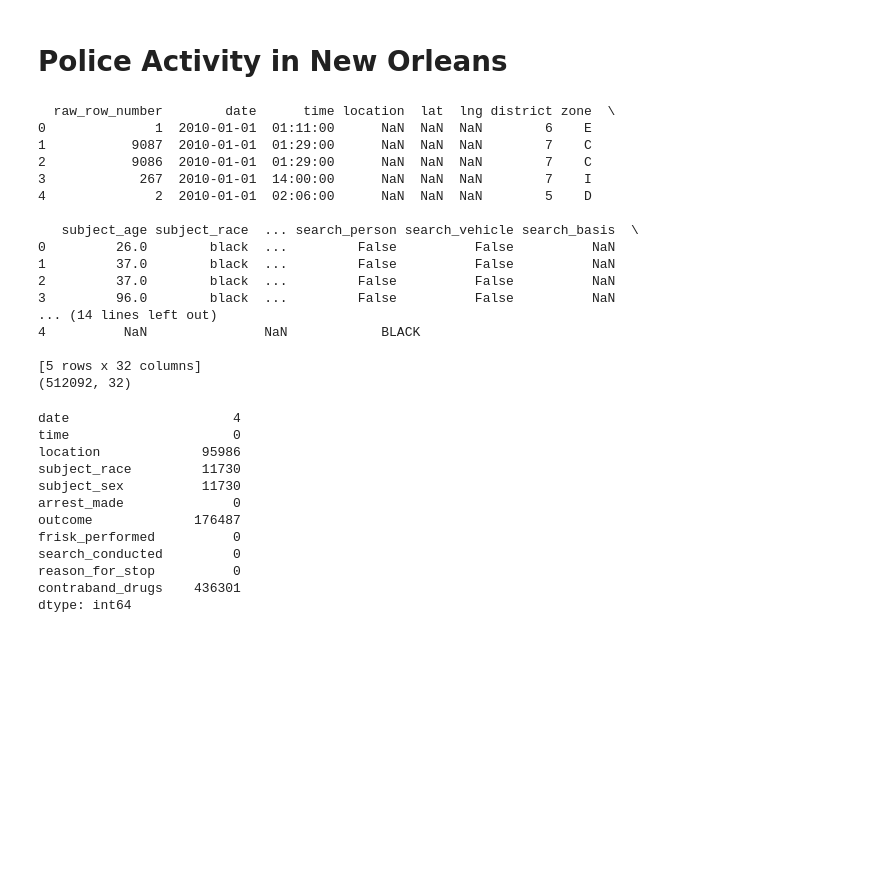
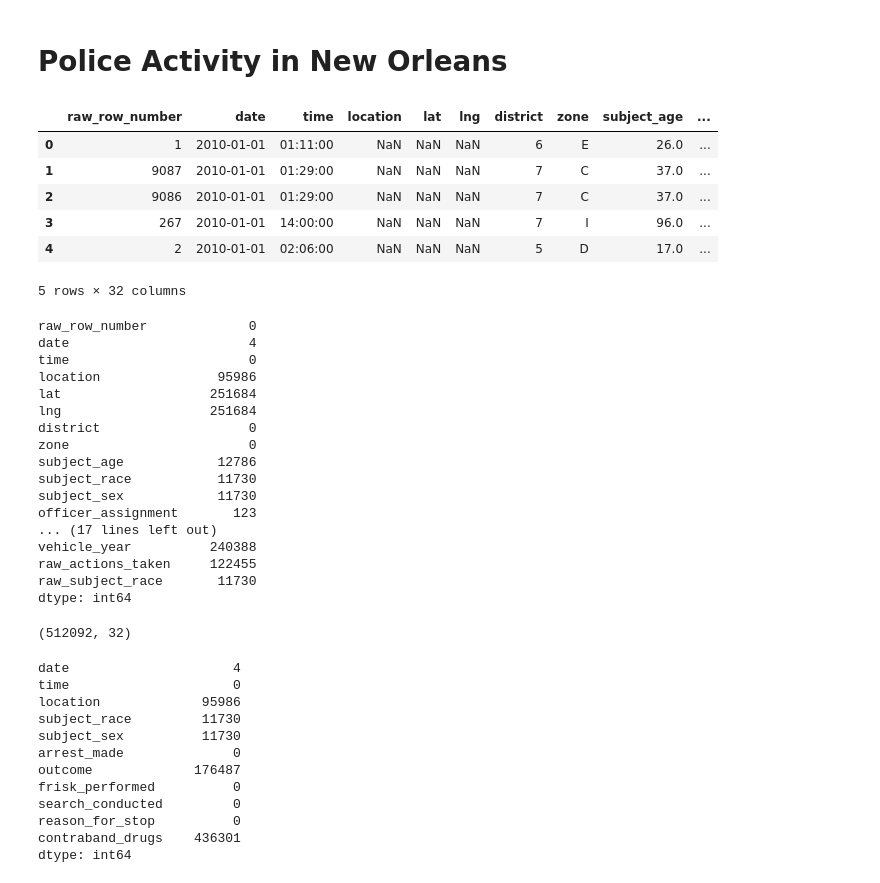
Before and after one commit to jonasmrfranca/Police-Activity, a Jupyter notebook: Police Activity.ipynb, the cells around one changed output. Drawn from its saved outputs; the diff is of its cells as text; code cells hidden in the pictures; blank space fills up the shorter version.

```diff
--- a/Police Activity.ipynb
+++ b/Police Activity.ipynb
@@ -14,29 +14,37 @@ import matplotlib.pyplot as plt
 dataset = pd.read_csv('la_new_orleans_2020_04_01.csv')
 # %%
 # DATAFRAME INSPECTION
-print(dataset.head())
+display(dataset.head())
 # COUNTING THE NUMBER OF MISSING VALUES
-dataset.isnull().sum()
+display(dataset.isnull().sum())
 # EXAMINING THE SHAPE OF THE DATAFRAME
-print(dataset.shape)
+dataset.shape
 # %% [output]
+|  | raw_row_number | date | time | location | lat | lng | district | zone | subject_age | ... |
+| 0 | 1 | 2010-01-01 | 01:11:00 | NaN | NaN | NaN | 6 | E | 26.0 | ... |
+| 1 | 9087 | 2010-01-01 | 01:29:00 | NaN | NaN | NaN | 7 | C | 37.0 | ... |
+| 2 | 9086 | 2010-01-01 | 01:29:00 | NaN | NaN | NaN | 7 | C | 37.0 | ... |
+| 3 | 267 | 2010-01-01 | 14:00:00 | NaN | NaN | NaN | 7 | I | 96.0 | ... |
+| 4 | 2 | 2010-01-01 | 02:06:00 | NaN | NaN | NaN | 5 | D | 17.0 | ... |
-  raw_row_number        date      time location  lat  lng district zone  \
-0              1  2010-01-01  01:11:00      NaN  NaN  NaN        6    E
-1           9087  2010-01-01  01:29:00      NaN  NaN  NaN        7    C
-2           9086  2010-01-01  01:29:00      NaN  NaN  NaN        7    C
-3            267  2010-01-01  14:00:00      NaN  NaN  NaN        7    I
-4              2  2010-01-01  02:06:00      NaN  NaN  NaN        5    D
-
-   subject_age subject_race  ... search_person search_vehicle search_basis  \
-0         26.0        black  ...         False          False          NaN
-1         37.0        black  ...         False          False          NaN
-2         37.0        black  ...         False          False          NaN
-3         96.0        black  ...         False          False          NaN
-... (14 lines left out)
-4          NaN               NaN            BLACK
-
-[5 rows x 32 columns]
-(512092, 32)
+5 rows × 32 columns
+raw_row_number             0
+date                       4
+time                       0
+location               95986
+lat                   251684
+lng                   251684
+district                   0
+zone                       0
+subject_age            12786
+subject_race           11730
+subject_sex            11730
+officer_assignment       123
+... (17 lines left out)
+vehicle_year          240388
+raw_actions_taken     122455
+raw_subject_race       11730
+dtype: int64
+(512092, 32)
 # %%
 # SELECT RELEVANT COLUMNS
 columns = ['date','time','location','subject_race','subject_sex','arrest_made', 'outcome',
```
Also changed, not shown: parts of 2 cells of this notebook.
